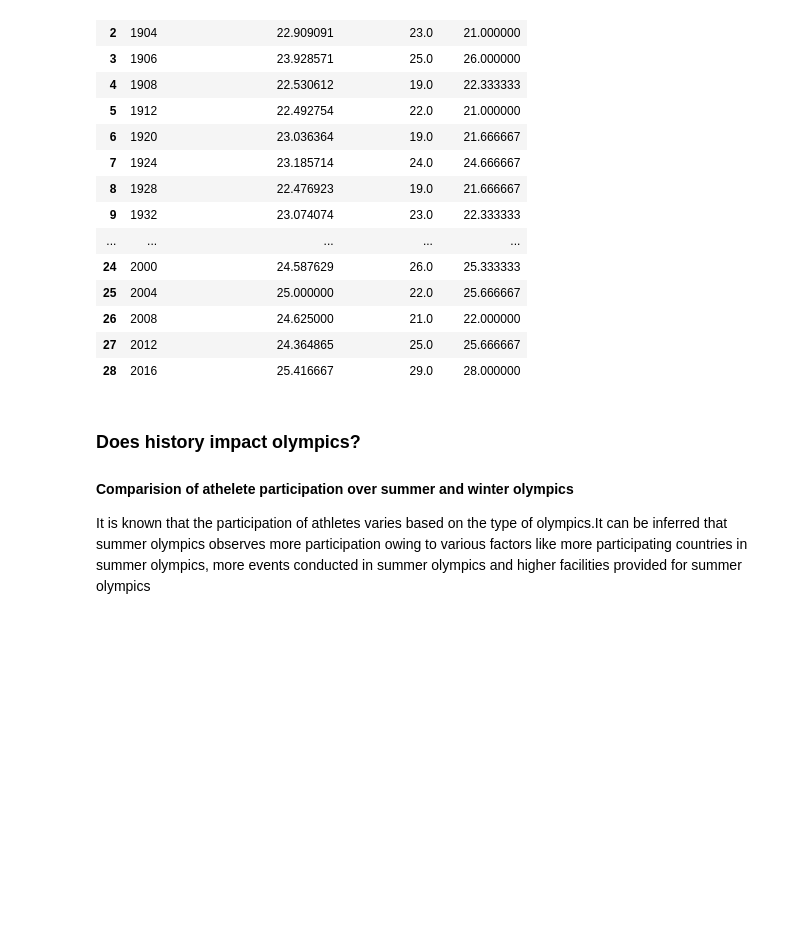
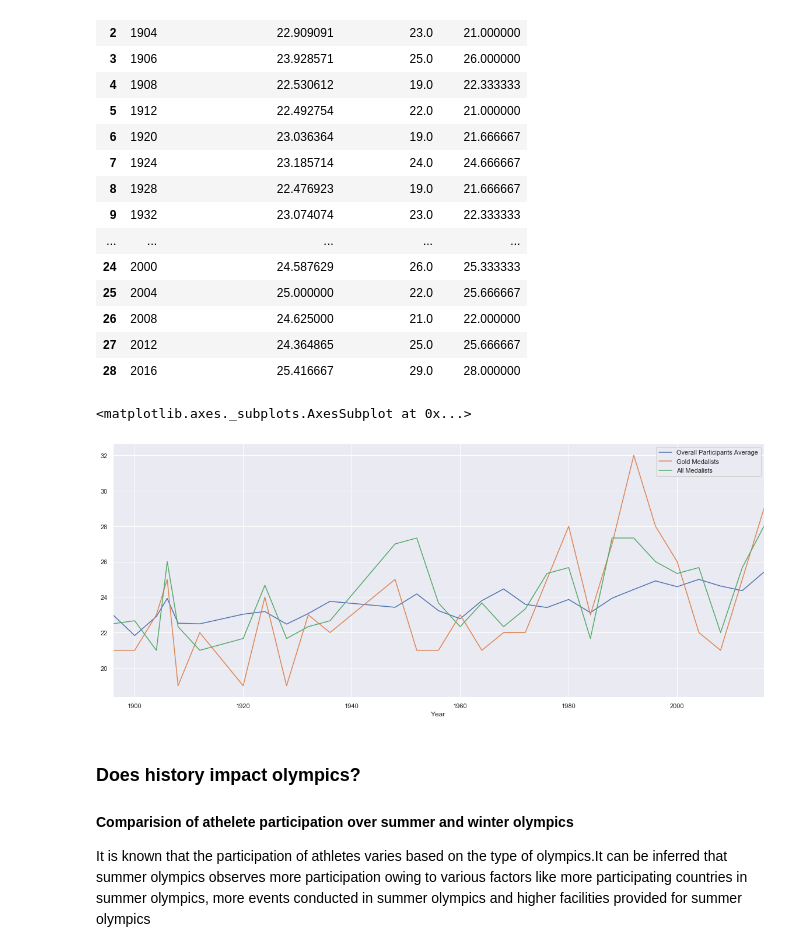
Before and after one commit to jrajath94/final_projects, a Jupyter notebook: Latest_Submission.ipynb, the cells around one changed output. Drawn from its saved outputs; the diff is of its cells as text; code cells hidden in the pictures; blank space fills up the shorter version.

```diff
--- a/Latest_Submission.ipynb
+++ b/Latest_Submission.ipynb
@@ -1047,6 +1024,11 @@ sprinter_stats(olympics_NOC , 'Age')
 | 26 | 2008 | 24.625000 | 21.0 | 22.000000 |
 | 27 | 2012 | 24.364865 | 25.0 | 25.666667 |
 | 28 | 2016 | 25.416667 | 29.0 | 28.000000 |
+# %%
+sprinter_stats(olympics_NOC , 'Age').set_index('Year').plot(figsize=(20,8))
+# %% [output]
+<matplotlib.axes._subplots.AxesSubplot at 0x...>
+[figure, added]
 # %% [markdown]
 ### Does history impact olympics?
 
```
Also changed, not shown: parts of 24 cells of this notebook, 1 other file.
